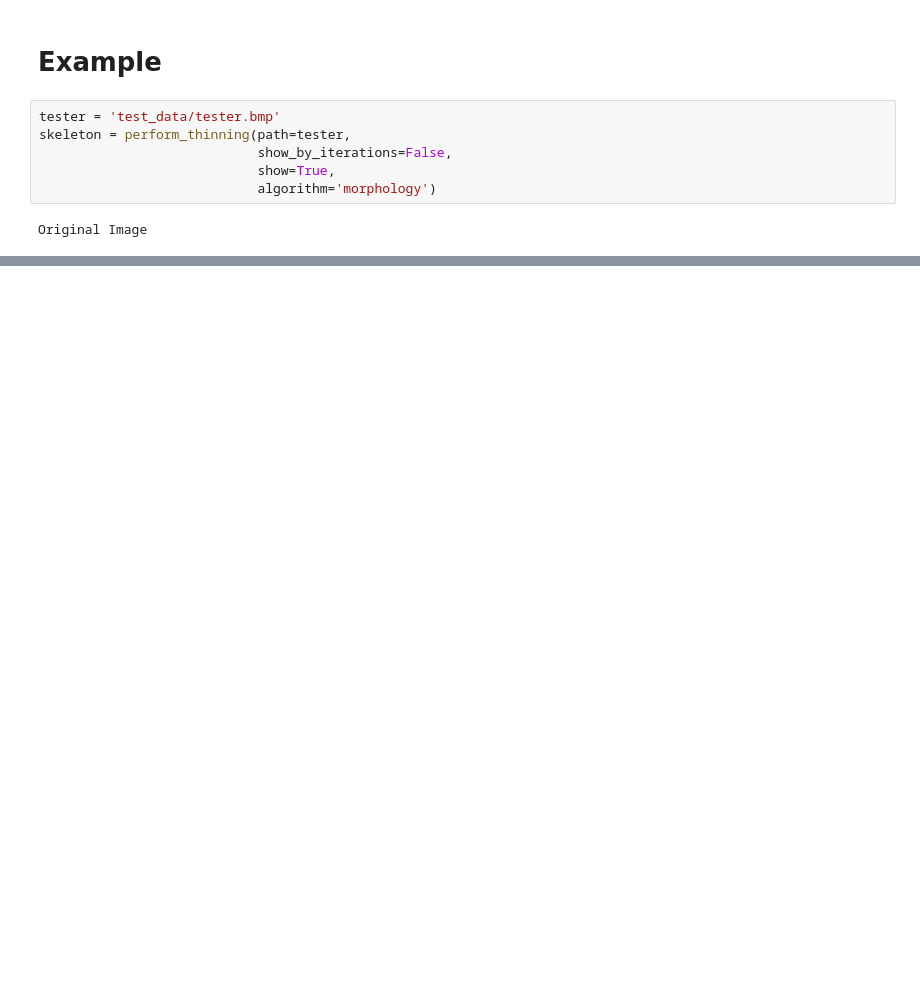
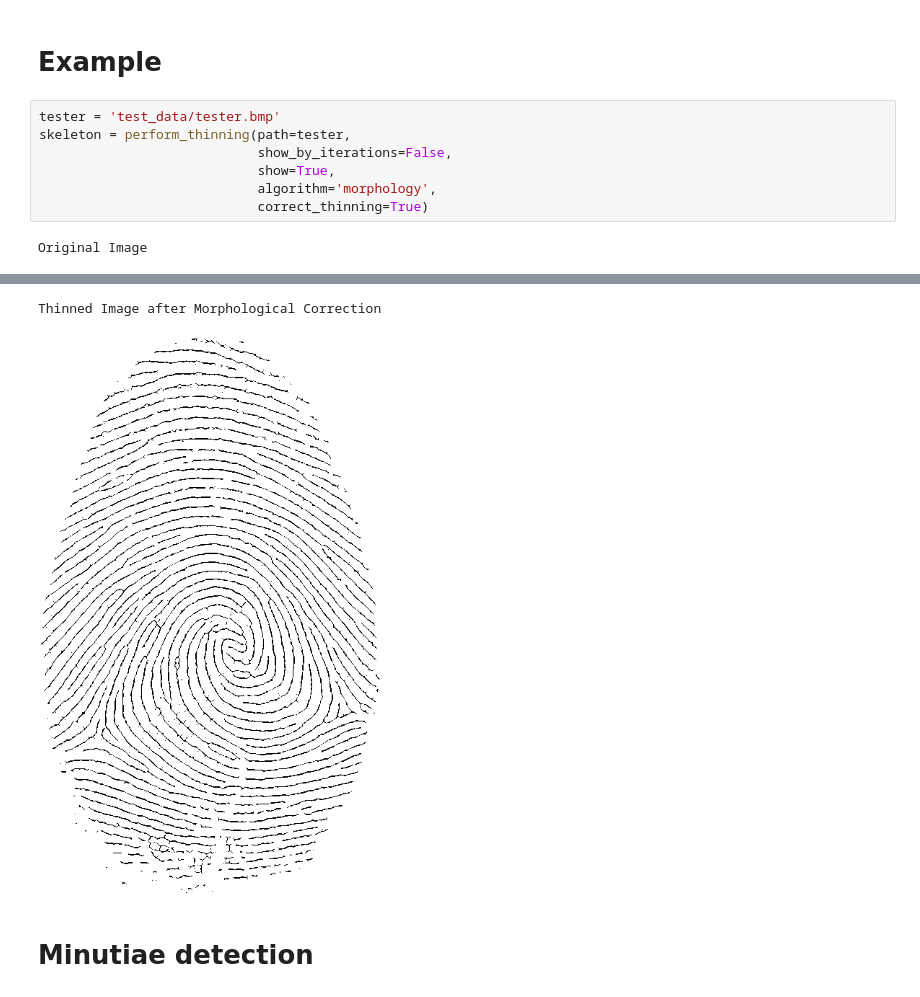
Before and after one commit to FilipLangiewicz/Fingerprints, a Jupyter notebook: main.ipynb, the cells around one changed output, grey strips where cells are left out. Drawn from its saved outputs; the diff is of its cells as text; blank space fills up the shorter version.

Commit message:
minutiae detection beginning

```diff
--- a/main.ipynb
+++ b/main.ipynb
@@ -60,7 +108,8 @@ tester = 'test_data/tester.bmp'
 skeleton = perform_thinning(path=tester,
                             show_by_iterations=False,
                             show=True,
-                            algorithm='morphology')
+                            algorithm='morphology',
+                            correct_thinning=True)
 # %% [output]
 Original Image
 [figure]
@@ -75,2 +125,6 @@ Iteration: 8
 Thinned Image
 [figure]
+Thinned Image after Morphological Correction
+[figure, added]
+# %% [markdown]
+# **Minutiae detection**
```
Also changed, not shown: parts of 3 cells of this notebook.
